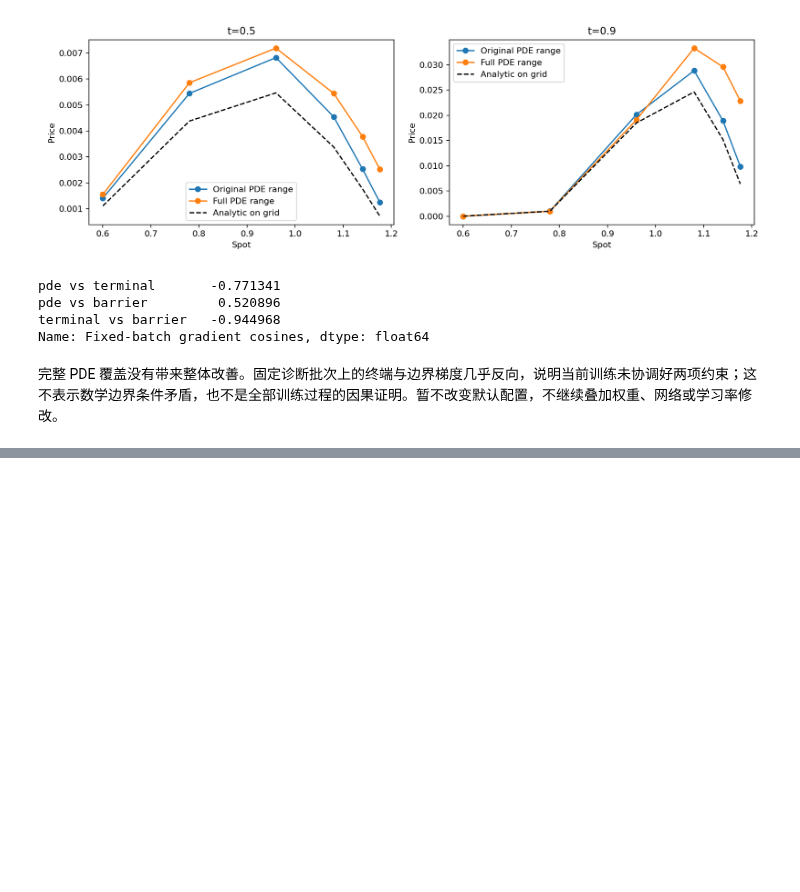
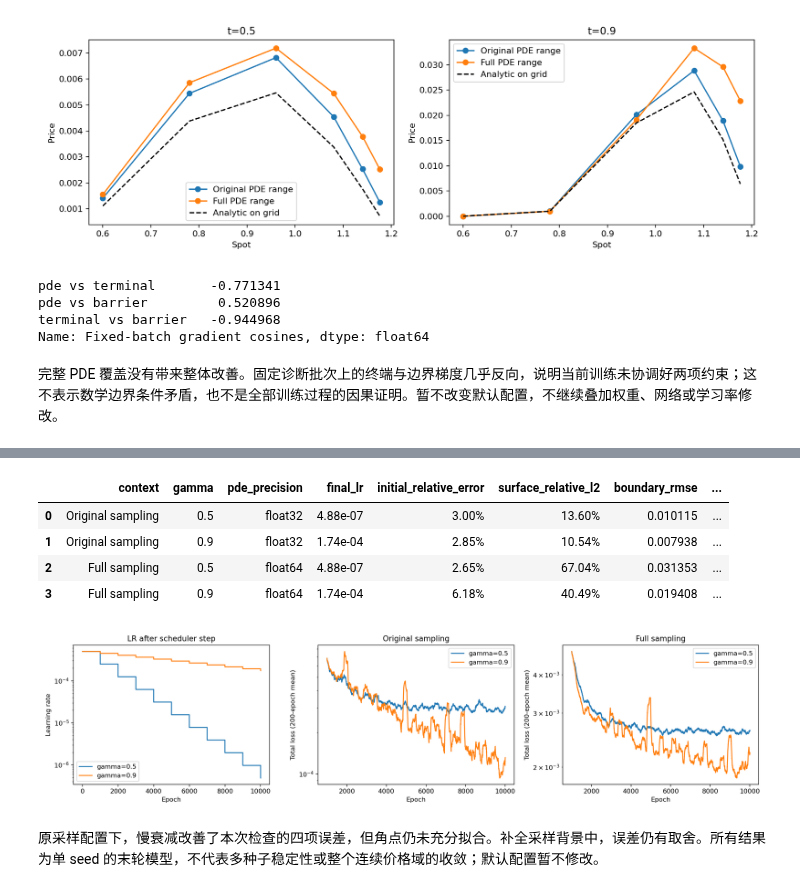
Before and after one commit to aslongasyouhaha/pinn-bsde, a Jupyter notebook: comparison.ipynb, the cells around one changed output, grey strips where cells are left out. Saved outputs shown, nothing was run; the diff lists cells and outputs as text; code cells hidden in the pictures; blank space fills up the shorter version.

Commit message:
Compare learning-rate decay in original and full sampling settings

```diff
--- a/comparison.ipynb
+++ b/comparison.ipynb
@@ -312,0 +317,61 @@ Name: Fixed-batch gradient cosines, dtype: float64
+# %%
+LR_RUNS = [
+    ("Original sampling", ROOT / "outputs" / "state_pinn_review"),
+    ("Original sampling", ROOT / "outputs" / "state_pinn_lr_decay_legacy"),
+    ("Full sampling", ROOT / "outputs" / "state_pinn_pde_full"),
+    ("Full sampling", ROOT / "outputs" / "state_pinn_lr_decay"),
+]
+LR_CASE = "barrier_upout/state_pinn/seed_1"
+if all((path / LR_CASE / "validation.json").is_file() for _, path in LR_RUNS):
+    lr_rows, lr_histories = [], []
+    for context, path in LR_RUNS:
+        run = path / LR_CASE
+        metrics = json.loads((run / "metrics.json").read_text(encoding="utf-8"))
+        validation = json.loads((run / "validation.json").read_text(encoding="utf-8"))
+        args = metrics["args"]
+        history = pd.read_csv(run / "history.csv")
+        lr_rows.append(dict(context=context, gamma=args["lr_gamma"],
+            pde_precision=args.get("pde_precision", "float32"),
+            final_lr=args["lr"] * args["lr_gamma"] ** (args["epochs"] // args["lr_step"]),
+            **{key: validation[key] for key in ["initial_relative_error", "surface_relative_l2", "boundary_rmse", "terminal_rmse"]}))
+        lr_histories.append((context, args, history))
+    lr_comparison = pd.DataFrame(lr_rows)
+    LR_OUTPUT = ROOT / "outputs" / "state_pinn_lr_decay"
+    lr_comparison.to_csv(LR_OUTPUT / "lr_decay_comparison.csv", index=False)
+    display(lr_comparison.style.format({"gamma": "{:.1f}", "final_lr": "{:.2e}",
+        "initial_relative_error": "{:.2%}", "surface_relative_l2": "{:.2%}",
+        "boundary_rmse": "{:.6f}", "terminal_rmse": "{:.6f}"}))
+    import matplotlib.pyplot as plt
+    fig, axes = plt.subplots(1, 3, figsize=(16, 4))
+    for context, args, history in lr_histories:
+        label = f"gamma={args['lr_gamma']}"
+        if context == "Original sampling":
+            rates = args["lr"] * args["lr_gamma"] ** (history.epoch // args["lr_step"])
+            axes[0].step(history.epoch, rates, where="post", label=label)
+        ax = axes[1] if context == "Original sampling" else axes[2]
+        smoothed = history.loss.rolling(200, min_periods=1).mean()
+        mask = history.epoch >= 1000
+        ax.semilogy(history.epoch[mask], smoothed[mask], label=label)
+    axes[0].set(yscale="log", title="LR after scheduler step", ylabel="Learning rate")
+    axes[1].set(title="Original sampling", ylabel="Total loss (200-epoch mean)")
+    axes[2].set(title="Full sampling", ylabel="Total loss (200-epoch mean)")
+    for ax in axes:
+        ax.set_xlabel("Epoch")
+        ax.legend()
+    fig.tight_layout()
+    (LR_OUTPUT / "figures").mkdir(exist_ok=True)
+    lr_figure = LR_OUTPUT / "figures" / "lr_decay_comparison.png"
+    fig.savefig(lr_figure, dpi=160)
+    plt.close(fig)
+    display(Image(filename=str(lr_figure)))
+else:
+    print("请先运行 README 中的学习率对照以及对应基线实验。")
+# %% [output]
+|  | context | gamma | pde_precision | final_lr | initial_relative_error | surface_relative_l2 | boundary_rmse | ... |
+| 0 | Original sampling | 0.5 | float32 | 4.88e-07 | 3.00% | 13.60% | 0.010115 | ... |
+| 1 | Original sampling | 0.9 | float32 | 1.74e-04 | 2.85% | 10.54% | 0.007938 | ... |
+| 2 | Full sampling | 0.5 | float64 | 4.88e-07 | 2.65% | 67.04% | 0.031353 | ... |
+| 3 | Full sampling | 0.9 | float64 | 1.74e-04 | 6.18% | 40.49% | 0.019408 | ... |
+[figure, added]
+# %% [markdown]
+原采样配置下，慢衰减改善了本次检查的四项误差，但角点仍未充分拟合。补全采样背景中，误差仍有取舍。所有结果为单 seed 的末轮模型，不代表多种子稳定性或整个连续价格域的收敛；默认配置暂不修改。
```
Also changed, not shown: parts of 1 cell of this notebook, 3 other files.
